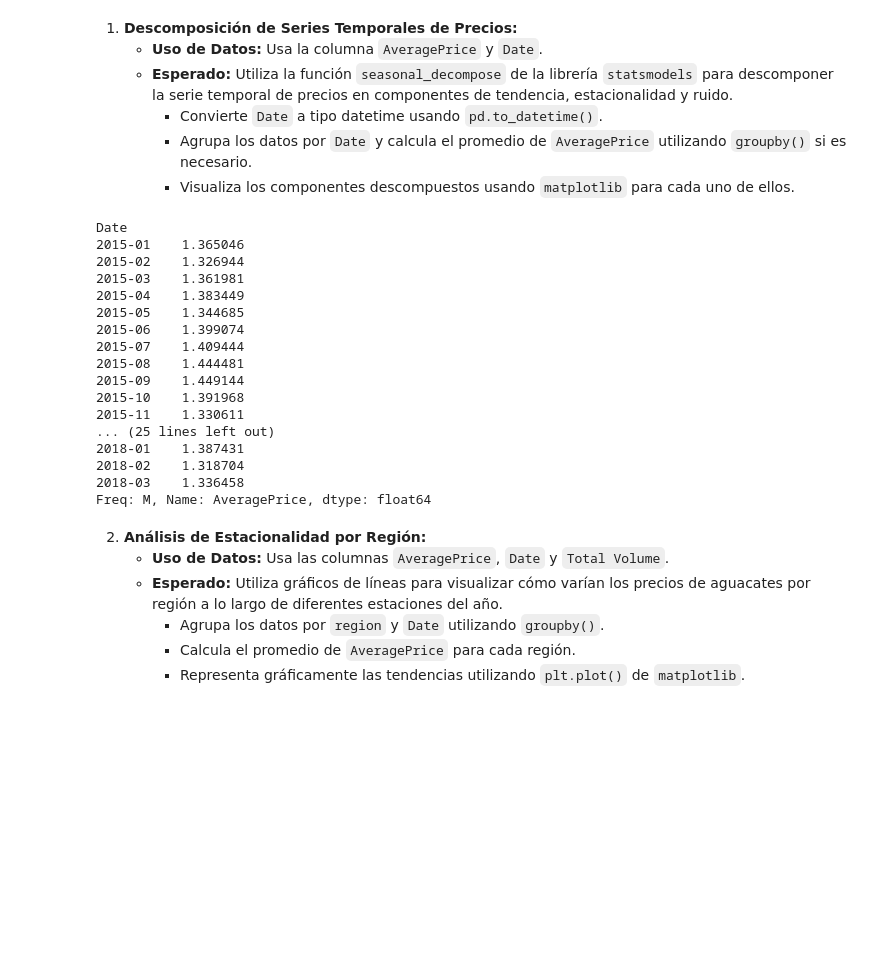
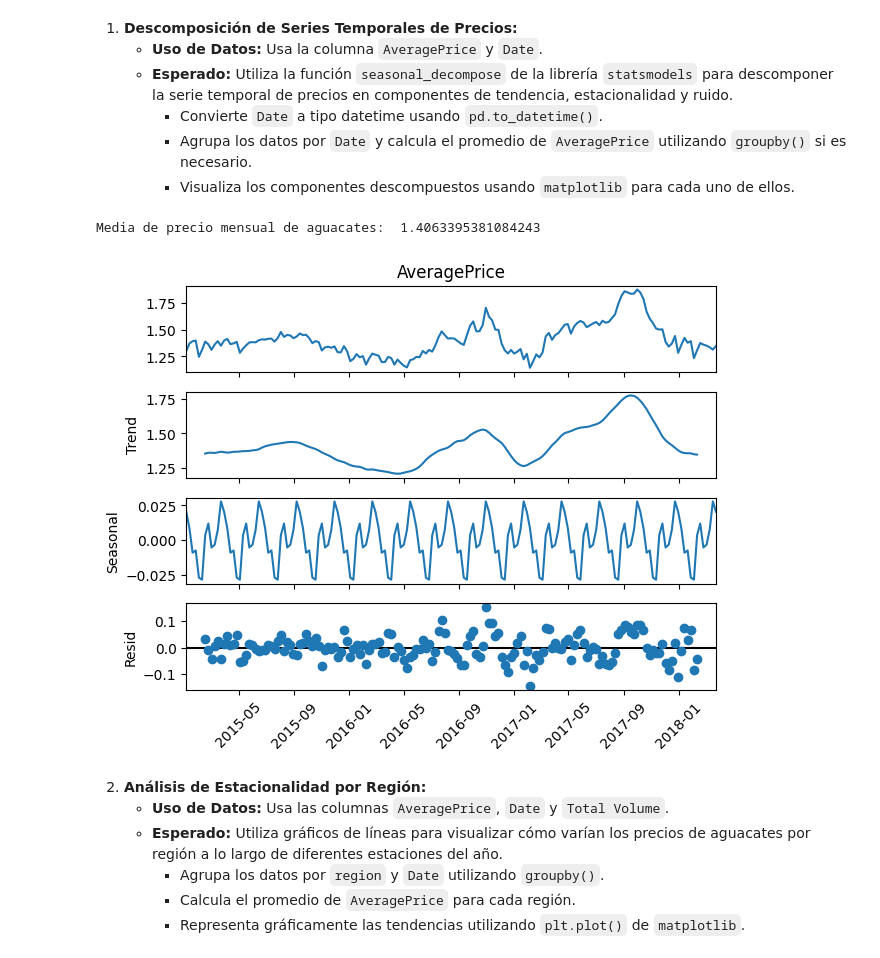
Before and after one commit to germanztz/data-science-uoc-avocado, a Jupyter notebook: german.ipynb, the cells around one changed output. Drawn from its saved outputs; the diff is of its cells as text; code cells hidden in the pictures; blank space fills up the shorter version.

```diff
--- a/german.ipynb
+++ b/german.ipynb
@@ -87,31 +83,30 @@ avocado.head(5)
      - Agrupa los datos por `Date` y calcula el promedio de `AveragePrice` utilizando `groupby()` si es necesario.
      - Visualiza los componentes descompuestos usando `matplotlib` para cada uno de ellos.
 # %%
+# Formatear fecha en DateTime
 avocado["Date"] = pd.to_datetime(avocado["Date"])
-monthly_mean = avocado.groupby(avocado.Date.dt.to_period("M"))["AveragePrice"].mean()
-monthly_mean
-# sm.tsa.seasonal_decompose(
-#     monthly_mean
-#     ,model="additive",
-#     period=12).plot()
+
+#     - Agrupa los datos por `Date` y calcula el promedio de `AveragePrice` utilizando `groupby()` si es necesario.
+
+monthly_mean = avocado.groupby(avocado.Date)["AveragePrice"].mean()
+
+#     - Visualiza los componentes descompuestos usando `matplotlib` para cada uno de ellos.
+
+print("Media de precio mensual de aguacates: ",monthly_mean.iloc[:-1].mean())
+
+decompose = sm.tsa.seasonal_decompose(
+    monthly_mean
+    ,model="additive",
+    period=12)
+
+decompose.plot()
+
+# plt.figure(figsize=(20, 20))
+plt.xticks(rotation=45)
+plt.show()
 # %% [output]
-Date
-2015-01    1.365046
-2015-02    1.326944
-2015-03    1.361981
-2015-04    1.383449
-2015-05    1.344685
-2015-06    1.399074
-2015-07    1.409444
-2015-08    1.444481
-2015-09    1.449144
-2015-10    1.391968
-2015-11    1.330611
-... (25 lines left out)
-2018-01    1.387431
-2018-02    1.318704
-2018-03    1.336458
-Freq: M, Name: AveragePrice, dtype: float64
+Media de precio mensual de aguacates:  1.4063395381084243
+[figure, added]
 # %% [markdown]
 2. **Análisis de Estacionalidad por Región:**
    - **Uso de Datos:** Usa las columnas `AveragePrice`, `Date` y `Total Volume`.
```
Also changed, not shown: parts of 2 cells of this notebook.
